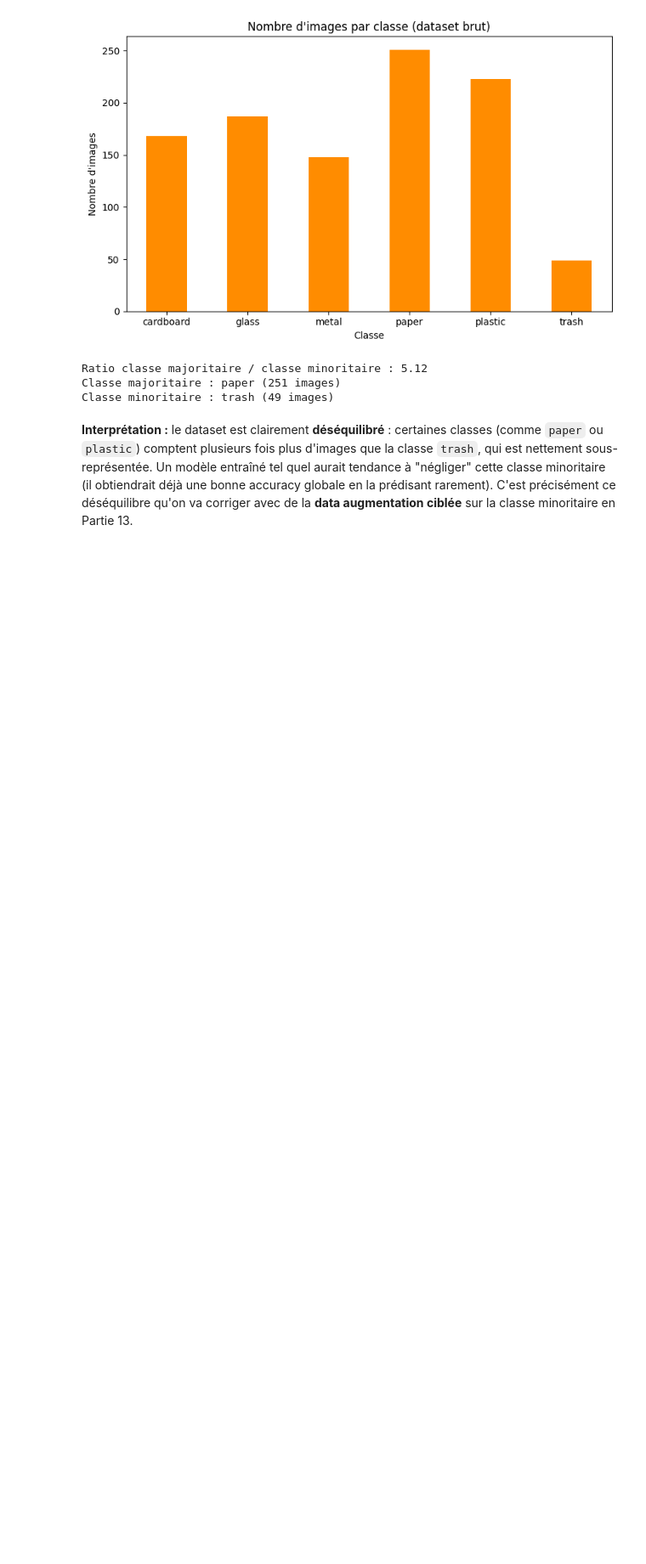
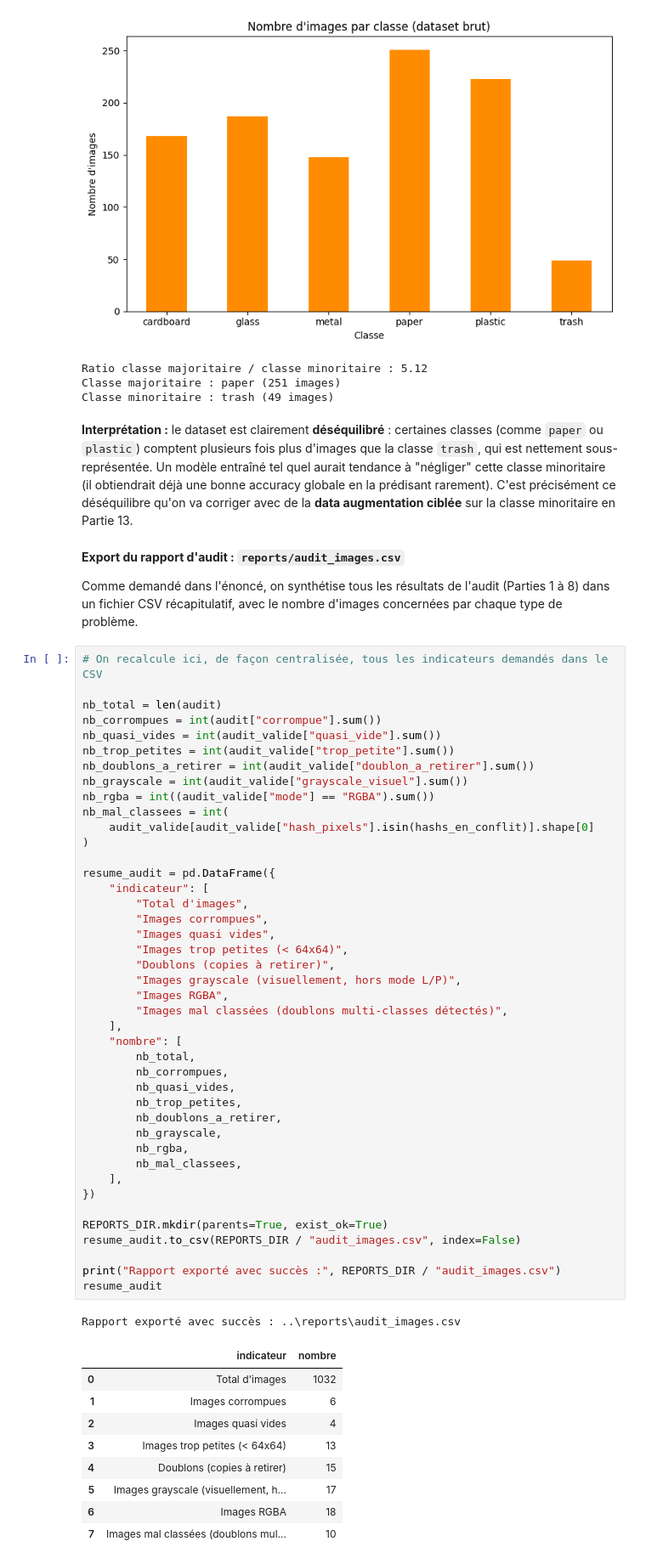
Before and after one commit to Youssoupha-ndiaye/atelier_preparations_donnees_images_ODC_IA, a Jupyter notebook: atelier_prepa_donnees_images/notebooks/atelier_prepa_donnees_images.ipynb, the cells around one changed output. Shown at 85% size. Saved outputs shown, nothing was run; the diff lists cells and outputs as text; blank space fills up the shorter version.

Commit message:
exportation de notre audit dans le dossier report

```diff
--- a/atelier_prepa_donnees_images/notebooks/atelier_prepa_donnees_images.ipynb
+++ b/atelier_prepa_donnees_images/notebooks/atelier_prepa_donnees_images.ipynb
@@ -634,3 +634,61 @@ sous-représentée. Un modèle entraîné tel quel aurait tendance à "négliger
 (il obtiendrait déjà une bonne accuracy globale en la prédisant rarement). C'est précisément ce
 déséquilibre qu'on va corriger avec de la **data augmentation ciblée** sur la classe minoritaire en
 Partie 13.
+# %% [markdown]
+**Export du rapport d'audit : `reports/audit_images.csv`**
+
+Comme demandé dans l'énoncé, on synthétise tous les résultats de l'audit (Parties 1 à 8) dans un
+fichier CSV récapitulatif, avec le nombre d'images concernées par chaque type de problème.
+# %%
+# On recalcule ici, de façon centralisée, tous les indicateurs demandés dans le CSV
+
+nb_total = len(audit)
+nb_corrompues = int(audit["corrompue"].sum())
+nb_quasi_vides = int(audit_valide["quasi_vide"].sum())
+nb_trop_petites = int(audit_valide["trop_petite"].sum())
+nb_doublons_a_retirer = int(audit_valide["doublon_a_retirer"].sum())
+nb_grayscale = int(audit_valide["grayscale_visuel"].sum())
+nb_rgba = int((audit_valide["mode"] == "RGBA").sum())
+nb_mal_classees = int(
+    audit_valide[audit_valide["hash_pixels"].isin(hashs_en_conflit)].shape[0]
+)
+
+resume_audit = pd.DataFrame({
+    "indicateur": [
+        "Total d'images",
+        "Images corrompues",
+        "Images quasi vides",
+        "Images trop petites (< 64x64)",
+        "Doublons (copies à retirer)",
+        "Images grayscale (visuellement, hors mode L/P)",
+        "Images RGBA",
+        "Images mal classées (doublons multi-classes détectés)",
+    ],
+    "nombre": [
+        nb_total,
+        nb_corrompues,
+        nb_quasi_vides,
+        nb_trop_petites,
+        nb_doublons_a_retirer,
+        nb_grayscale,
+        nb_rgba,
+        nb_mal_classees,
+    ],
+})
+
+REPORTS_DIR.mkdir(parents=True, exist_ok=True)
+resume_audit.to_csv(REPORTS_DIR / "audit_images.csv", index=False)
+
+print("Rapport exporté avec succès :", REPORTS_DIR / "audit_images.csv")
+resume_audit
+# %% [output]
+Rapport exporté avec succès : ..\reports\audit_images.csv
+|  | indicateur | nombre |
+| 0 | Total d'images | 1032 |
+| 1 | Images corrompues | 6 |
+| 2 | Images quasi vides | 4 |
+| 3 | Images trop petites (< 64x64) | 13 |
+| 4 | Doublons (copies à retirer) | 15 |
+| 5 | Images grayscale (visuellement, h... | 17 |
+| 6 | Images RGBA | 18 |
+| 7 | Images mal classées (doublons mul... | 10 |
```
Also changed, not shown: 1 other file.
